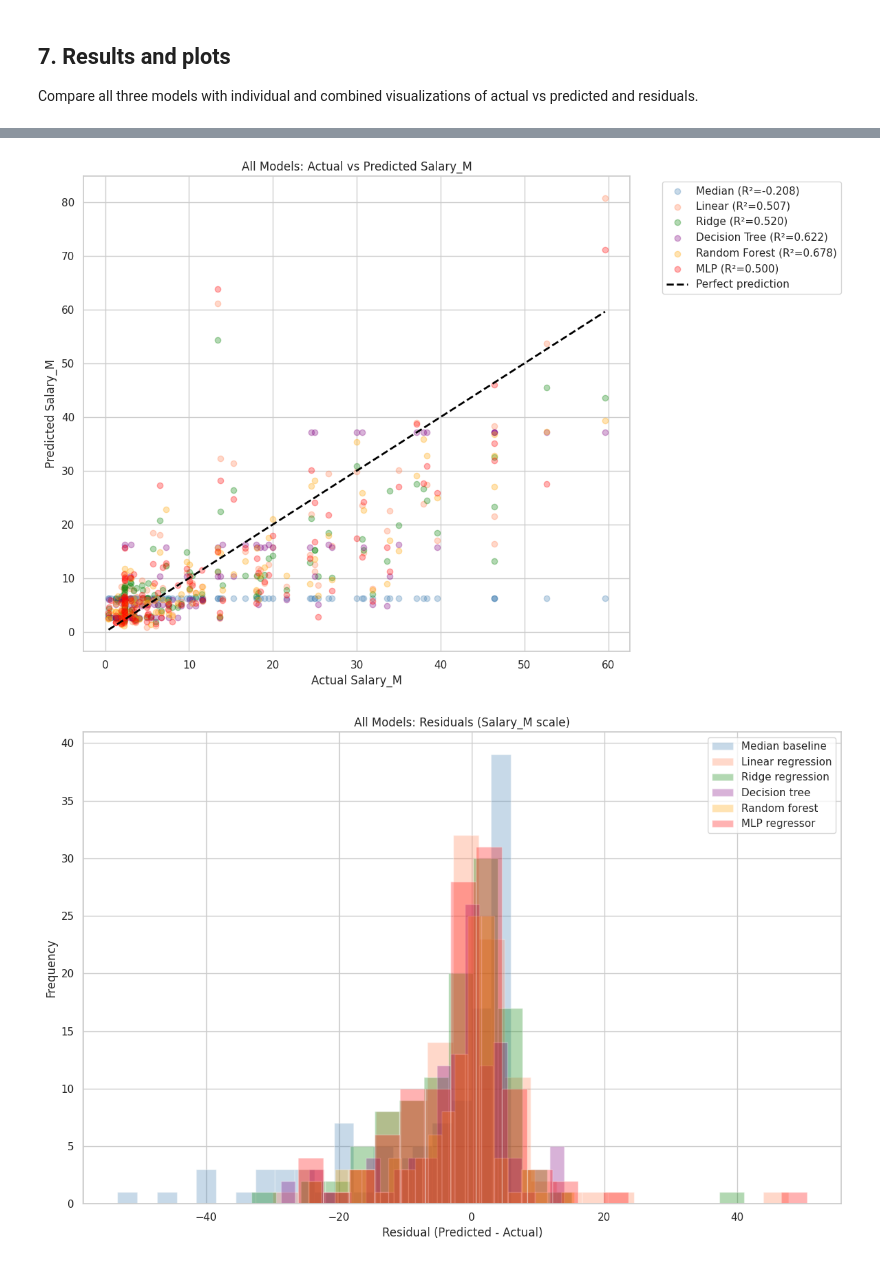
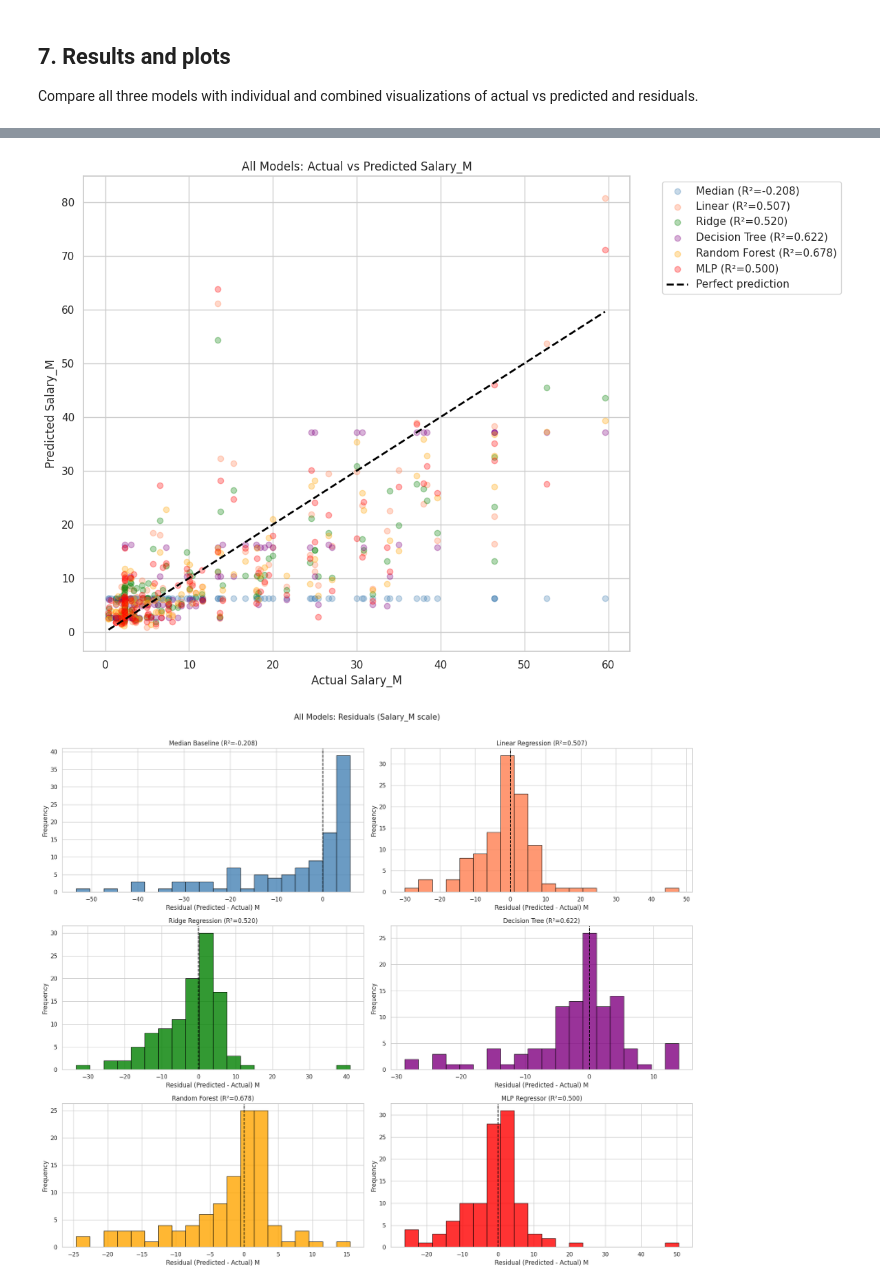
Before and after one commit to Brett-Dowling/NBAsalaryPredictor, a Jupyter notebook: baseline_salary_prediction.ipynb, the cells around one changed output, grey strips where cells are left out. Cells and saved outputs as stored; diff of their text form; code cells hidden in the pictures.

Commit message:
Update model comments and plots

```diff
--- a/baseline_salary_prediction.ipynb
+++ b/baseline_salary_prediction.ipynb
@@ -487,7 +651,9 @@ R²: 0.5
 
 Compare all three models with individual and combined visualizations of actual vs predicted and residuals.
 # %%
+# Convert the true salaries and all model predictions back to the origional values
 y_test_orig = np.expm1(y_test)
+
 median_pred_orig = np.expm1(y_pred_median)
 lr_pred_orig = np.expm1(y_pred_lr)
 ridge_pred_orig = np.expm1(y_pred_ridge)
@@ -495,7 +661,9 @@ dt_pred_orig = np.expm1(y_pred_dt)
 rf_pred_orig = np.expm1(y_pred_rf)
 mlp_pred_orig = np.expm1(y_pred_best_mlp)
 
-# Calculate residuals
+# Calculate residuals for each model
+# Positive? - prediciton too high
+# Negative? - prediciton too low
 residuals_median = median_pred_orig - y_test_orig
 residuals_lr = lr_pred_orig - y_test_orig
 residuals_ridge = ridge_pred_orig - y_test_orig
@@ -503,7 +671,7 @@ residuals_dt = dt_pred_orig - y_test_orig
 residuals_rf = rf_pred_orig - y_test_orig
 residuals_mlp = mlp_pred_orig - y_test_orig
 
-# ===== ACTUAL VS PREDICTED: INDIVIDUAL PLOTS =====
+# Plot actual vs predicted salary for each model separately
 fig, axes = plt.subplots(3, 2, figsize=(18, 15))
 
 axes[0,0].scatter(y_test_orig, median_pred_orig, alpha=0.6, color='steelblue')
@@ -545,47 +713,63 @@ axes[2,1].scatter(y_test_orig, mlp_pred_orig, alpha=0.6, color='red')
 axes[2,1].plot([y_test_orig.min(), y_test_orig.max()], [y_test_orig.min(), y_test_orig.max()],
              color="black", linestyle="--", linewidth=2)
 axes[2,1].set_xlabel("Actual Salary_M")
 axes[2,1].set_ylabel("Predicted Salary_M")
 axes[2,1].set_title(f"MLP Regressor (R²={best_mlp_r2:.3f})")
 
 plt.tight_layout()
 plt.show()
 
-# ===== ACTUAL VS PREDICTED: COMBINED PLOT =====
+# Put all models on one actual vs predicted plot
+# Easier for visual comparisons
 plt.figure(figsize=(12, 8))
 plt.scatter(y_test_orig, median_pred_orig, alpha=0.3, label=f"Median (R²={median_r2:.3f})", color='steelblue')
 plt.scatter(y_test_orig, lr_pred_orig, alpha=0.3, label=f"Linear (R²={lr_r2:.3f})", color='coral')
 plt.scatter(y_test_orig, ridge_pred_orig, alpha=0.3, label=f"Ridge (R²={ridge_r2:.3f})", color='green')
 plt.scatter(y_test_orig, dt_pred_orig, alpha=0.3, label=f"Decision Tree (R²={dt_r2:.3f})", color='purple')
 plt.scatter(y_test_orig, rf_pred_orig, alpha=0.3, label=f"Random Forest (R²={rf_r2:.3f})", color='orange')
 plt.scatter(y_test_orig, mlp_pred_orig, alpha=0.3, label=f"MLP (R²={best_mlp_r2:.3f})", color='red')
+
+# Dashed line shows perfect predictions
 plt.plot([y_test_orig.min(), y_test_orig.max()], [y_test_orig.min(), y_test_orig.max()],
          color="black", linestyle="--", linewidth=2, label="Perfect prediction")
+
 plt.xlabel("Actual Salary_M")
 plt.ylabel("Predicted Salary_M")
 plt.title("All Models: Actual vs Predicted Salary_M")
 plt.legend(bbox_to_anchor=(1.05, 1), loc='upper left')
 plt.tight_layout()
 plt.show()
 
-# ===== RESIDUALS: COMBINED PLOT =====
-plt.figure(figsize=(12, 8))
-plt.hist(residuals_median, bins=20, alpha=0.3, label="Median baseline", color='steelblue')
-plt.hist(residuals_lr, bins=20, alpha=0.3, label="Linear regression", color='coral')
-plt.hist(residuals_ridge, bins=20, alpha=0.3, label="Ridge regression", color='green')
-plt.hist(residuals_dt, bins=20, alpha=0.3, label="Decision tree", color='purple')
-plt.hist(residuals_rf, bins=20, alpha=0.3, label="Random forest", color='orange')
-plt.hist(residuals_mlp, bins=20, alpha=0.3, label="MLP regressor", color='red')
-plt.xlabel("Residual (Predicted - Actual)")
-plt.ylabel("Frequency")
-plt.title("All Models: Residuals (Salary_M scale)")
-plt.legend()
+# Group each model's residuals with its name color and R^2 value
+models_residuals = [
+    (residuals_median, "Median Baseline", "steelblue", median_r2),
+    (residuals_lr,     "Linear Regression", "coral",   lr_r2),
+    (residuals_ridge,  "Ridge Regression",  "green",   ridge_r2),
+    (residuals_dt,     "Decision Tree",     "purple",  dt_r2),
+    (residuals_rf,     "Random Forest",     "orange",  rf_r2),
+    (residuals_mlp,    "MLP Regressor",     "red",     best_mlp_r2),
+]
+
+# Plot the residual distribution for each model
+fig, axes = plt.subplots(3, 2, figsize=(18, 15))
+
+for ax, (resid, name, color, r2) in zip(axes.ravel(), models_residuals):
+    ax.hist(resid, bins=20, color=color, edgecolor="black", alpha=0.8)
+
+    # The dashed line marks 0 error
+    ax.axvline(0, color="black", linestyle="--", linewidth=1.5)
+
+    ax.set_xlabel("Residual (Predicted - Actual) M")
+    ax.set_ylabel("Frequency")
+    ax.set_title(f"{name} (R²={r2:.3f})")
+
+plt.suptitle("All Models: Residuals (Salary_M scale)", fontsize=15, y=1.01)
 plt.tight_layout()
 plt.show()
 # %% [output]
 [figure]
 [figure]
-[figure, old version]
+[figure, new version]
 # %% [markdown]
 ## 8. Conclusion
 
```
Also changed, not shown: parts of 19 cells of this notebook.
